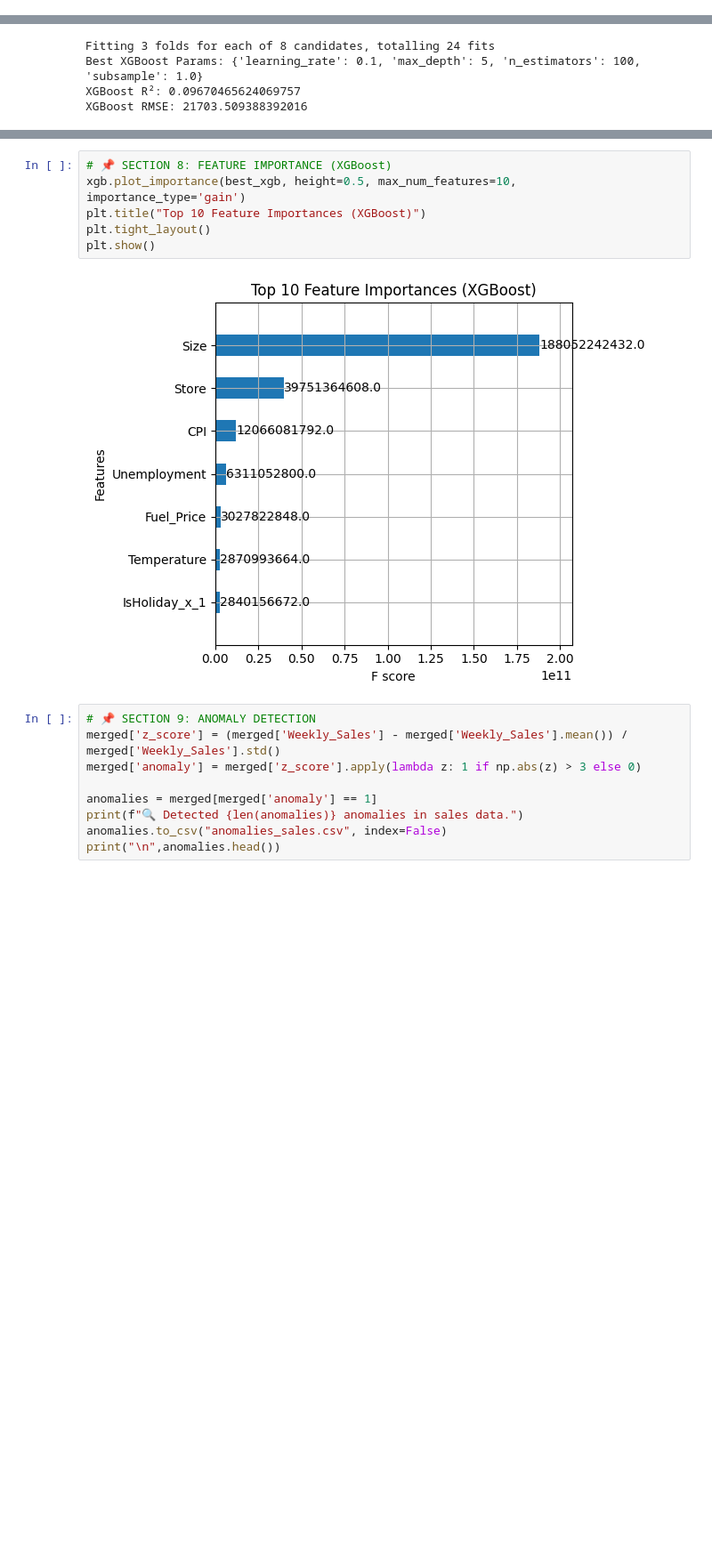
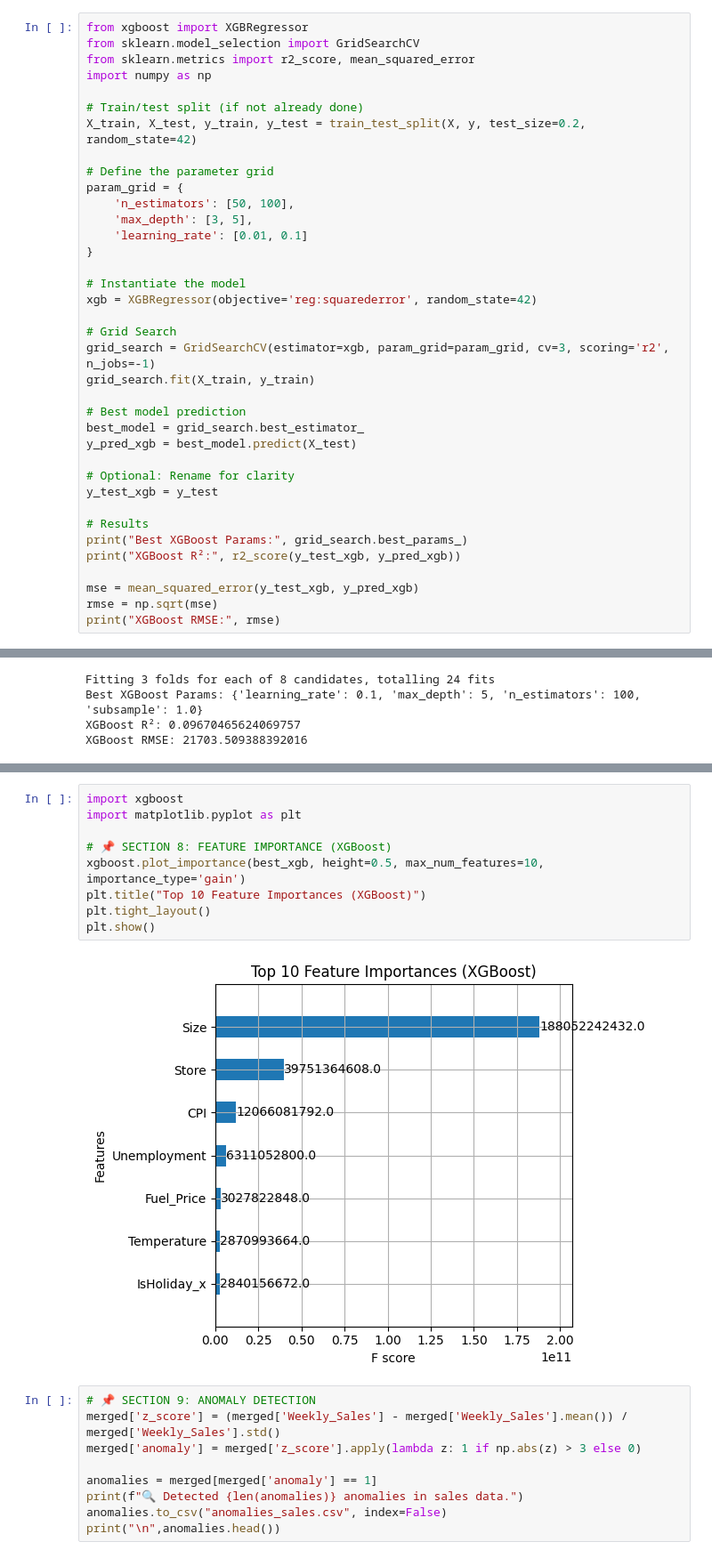
Before and after one commit to Avi13113/Integrated-Retail-Analytics-for-Store-Optimization., a Jupyter notebook: Project.ipynb, the cells around one changed output, grey strips where cells are left out. Shown at 89% size. Saved outputs shown, nothing was run; the diff lists cells and outputs as text; blank space fills up the shorter version.

```diff
--- a/Project.ipynb
+++ b/Project.ipynb
@@ -159,0 +180,37 @@ XGBoost RMSE: 21703.509388392016
+# %%
+from xgboost import XGBRegressor
+from sklearn.model_selection import GridSearchCV
+from sklearn.metrics import r2_score, mean_squared_error
+import numpy as np
+
+# Train/test split (if not already done)
+X_train, X_test, y_train, y_test = train_test_split(X, y, test_size=0.2, random_state=42)
+
+# Define the parameter grid
+param_grid = {
+    'n_estimators': [50, 100],
+    'max_depth': [3, 5],
+    'learning_rate': [0.01, 0.1]
+}
+
+# Instantiate the model
+xgb = XGBRegressor(objective='reg:squarederror', random_state=42)
+
+# Grid Search
+grid_search = GridSearchCV(estimator=xgb, param_grid=param_grid, cv=3, scoring='r2', n_jobs=-1)
+grid_search.fit(X_train, y_train)
+
+# Best model prediction
+best_model = grid_search.best_estimator_
+y_pred_xgb = best_model.predict(X_test)
+
+# Optional: Rename for clarity
+y_test_xgb = y_test
+
+# Results
+print("Best XGBoost Params:", grid_search.best_params_)
+print("XGBoost R²:", r2_score(y_test_xgb, y_pred_xgb))
+
+mse = mean_squared_error(y_test_xgb, y_pred_xgb)
+rmse = np.sqrt(mse)
+print("XGBoost RMSE:", rmse)
@@ -215,13 +296,16 @@ plt.show()
 # %% [output]
 [figure]
 # %%
+import xgboost
+import matplotlib.pyplot as plt
+
 # 📌 SECTION 8: FEATURE IMPORTANCE (XGBoost)
-xgb.plot_importance(best_xgb, height=0.5, max_num_features=10, importance_type='gain')
+xgboost.plot_importance(best_xgb, height=0.5, max_num_features=10, importance_type='gain')
 plt.title("Top 10 Feature Importances (XGBoost)")
 plt.tight_layout()
 plt.show()
 # %% [output]
-[figure, old version]
+[figure, new version]
 # %%
 # 📌 SECTION 9: ANOMALY DETECTION
 merged['z_score'] = (merged['Weekly_Sales'] - merged['Weekly_Sales'].mean()) / merged['Weekly_Sales'].std()
```
Also changed, not shown: parts of 17 cells of this notebook.
